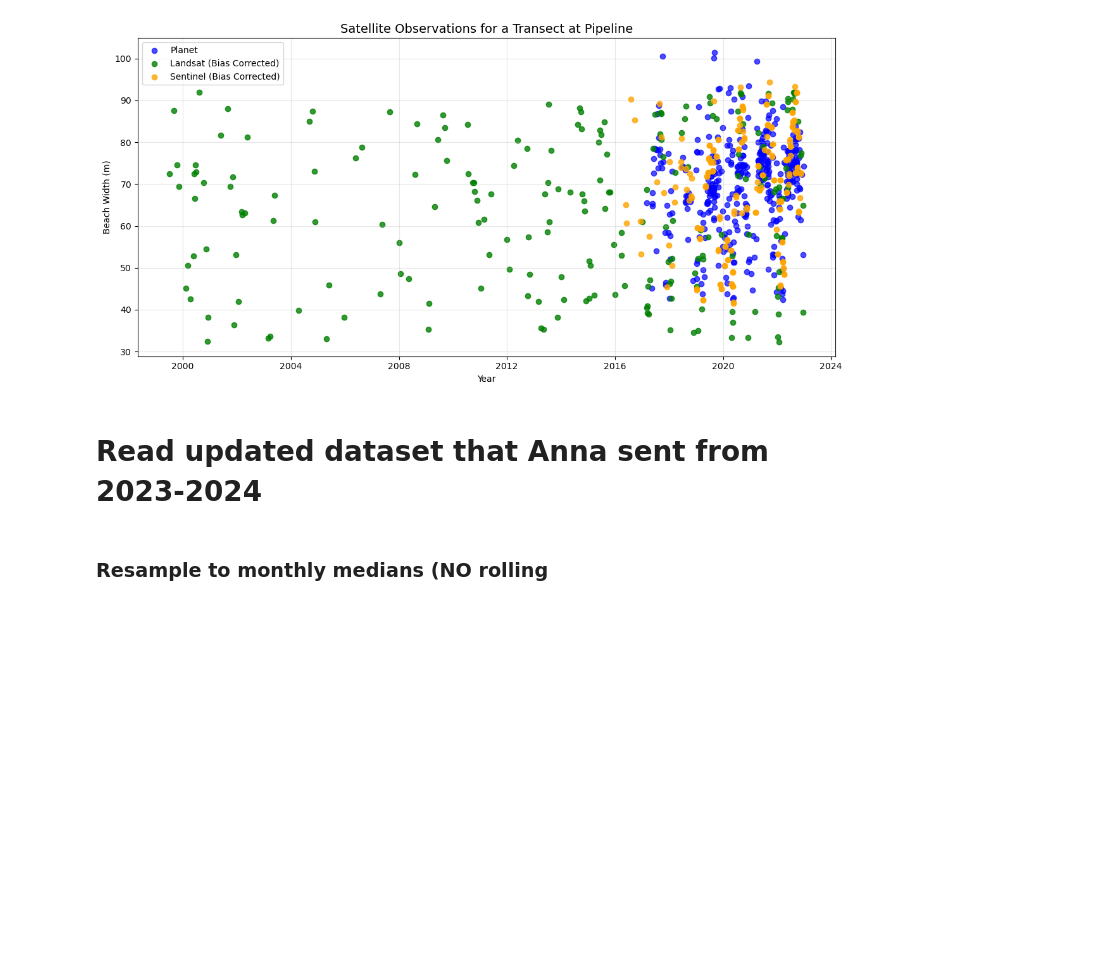
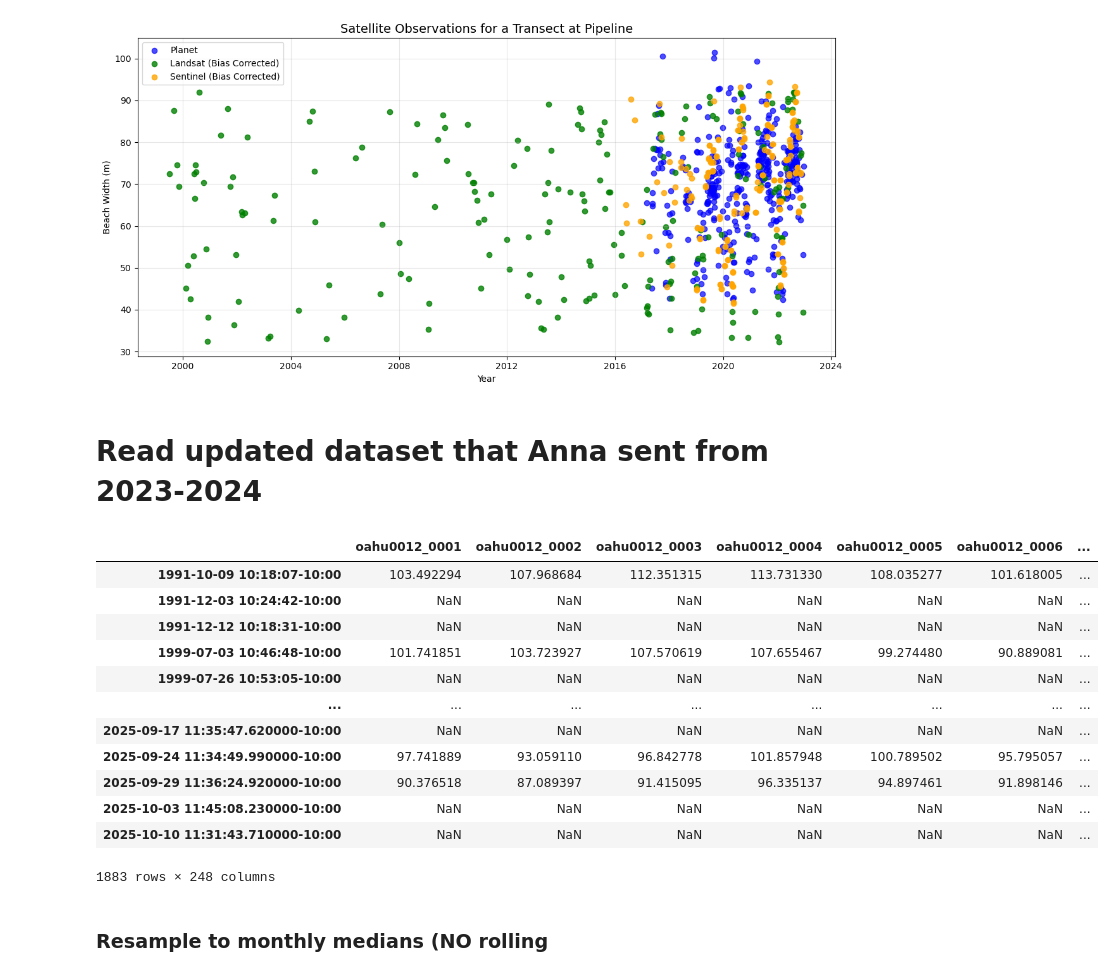
Before and after one commit to brianjgorberg/NS_Shoreline_Research, a Jupyter notebook: NS_seasonal_methods_simulation062226.ipynb, the cells around one changed output. Cells and saved outputs as stored; diff of their text form; code cells hidden in the pictures; blank space fills up the shorter version.

```diff
--- a/NS_seasonal_methods_simulation062226.ipynb
+++ b/NS_seasonal_methods_simulation062226.ipynb
@@ -358,6 +358,22 @@ df_updated_new = df_updated.loc[df_updated.index > last_date]
 
 # Concatenate
 merged_final = pd.concat([merged_planet_coast, df_updated_new]).sort_index()
+# %%
+merged_final
+# %% [output]
+|  | oahu0012_0001 | oahu0012_0002 | oahu0012_0003 | oahu0012_0004 | oahu0012_0005 | oahu0012_0006 | ... |
+| 1991-10-09 10:18:07-10:00 | 103.492294 | 107.968684 | 112.351315 | 113.731330 | 108.035277 | 101.618005 | ... |
+| 1991-12-03 10:24:42-10:00 | NaN | NaN | NaN | NaN | NaN | NaN | ... |
+| 1991-12-12 10:18:31-10:00 | NaN | NaN | NaN | NaN | NaN | NaN | ... |
+| 1999-07-03 10:46:48-10:00 | 101.741851 | 103.723927 | 107.570619 | 107.655467 | 99.274480 | 90.889081 | ... |
+| 1999-07-26 10:53:05-10:00 | NaN | NaN | NaN | NaN | NaN | NaN | ... |
+| ... | ... | ... | ... | ... | ... | ... | ... |
+| 2025-09-17 11:35:47.620000-10:00 | NaN | NaN | NaN | NaN | NaN | NaN | ... |
+| 2025-09-24 11:34:49.990000-10:00 | 97.741889 | 93.059110 | 96.842778 | 101.857948 | 100.789502 | 95.795057 | ... |
+| 2025-09-29 11:36:24.920000-10:00 | 90.376518 | 87.089397 | 91.415095 | 96.335137 | 94.897461 | 91.898146 | ... |
+| 2025-10-03 11:45:08.230000-10:00 | NaN | NaN | NaN | NaN | NaN | NaN | ... |
+| 2025-10-10 11:31:43.710000-10:00 | NaN | NaN | NaN | NaN | NaN | NaN | ... |
+1883 rows × 248 columns
 # %% [markdown]
 ### Resample to monthly medians (NO rolling
 # %%
```
